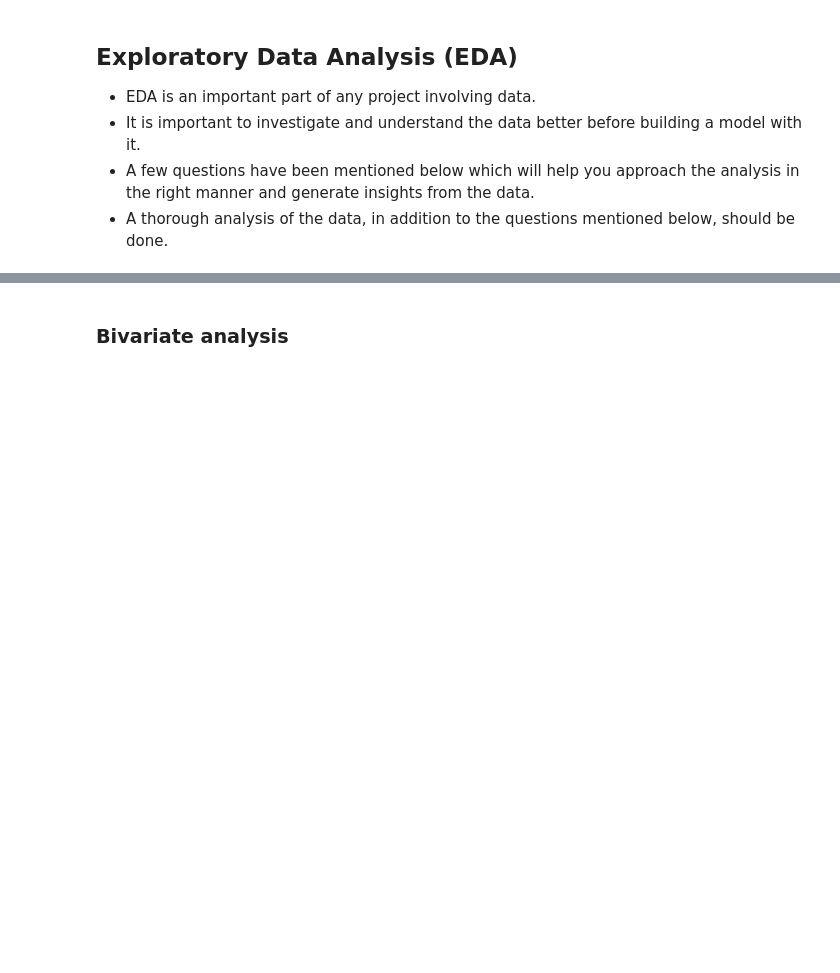
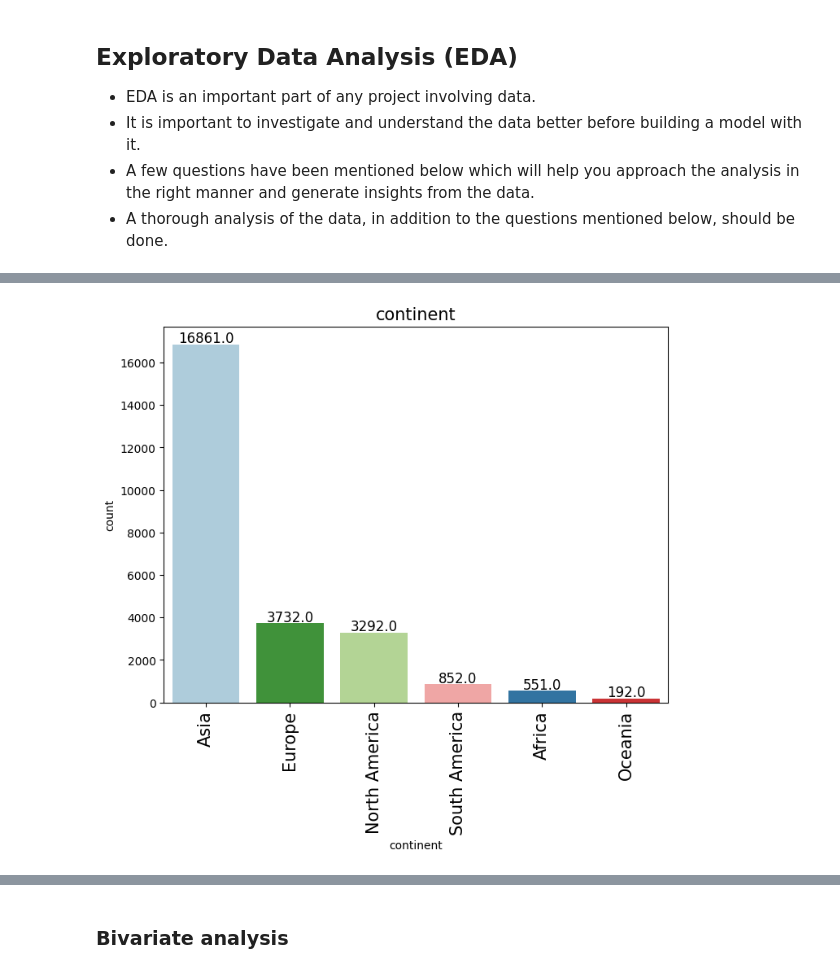
Before and after one commit to DataScience-BusinessAnalitics/Case-Study-Bike-Sharing, a Jupyter notebook: DSBA_Project_ET_EasyVisa_Fullcode.ipynb, the cells around one changed output, grey strips where cells are left out. Cells and saved outputs as stored; diff of their text form; code cells hidden in the pictures; blank space fills up the shorter version.

```diff
--- a/DSBA_Project_ET_EasyVisa_Fullcode.ipynb
+++ b/DSBA_Project_ET_EasyVisa_Fullcode.ipynb
@@ -204,8 +212,8 @@ def histogram_boxplot(data, feature, figsize=(15, 10), kde=False, bins=None):
         data[feature].median(), color="black", linestyle="-"
     )  # Add median to the histogram
 # %%
-# function to create labeled barplots
-
+import matplotlib.pyplot as plt
+import seaborn as sns
 
 def labeled_barplot(data, feature, perc=False, n=None):
     """
@@ -228,12 +236,14 @@ def labeled_barplot(data, feature, perc=False, n=None):
     ax = sns.countplot(
         data=data,
         x=feature,
+        hue=feature,  # Assign x variable to hue
         palette="Paired",
         order=data[feature].value_counts().index[:n],
+        legend=False  # Hide legend
     )
-
+    plt.title(feature, size=15)
     for p in ax.patches:
-        if perc == True:
+        if perc:
             label = "{:.1f}%".format(
                 100 * p.get_height() / total
             )  # percentage of each class of the category
@@ -274,0 +302,7 @@ df
+# %%
+# categorical columns
+categorical_cols = df.select_dtypes(include=object).columns.tolist()
+# %%
+labeled_barplot(df, categorical_cols[0])
+# %% [output]
+[figure, added]
```
Also changed, not shown: parts of 87 cells of this notebook, 1 other file.
